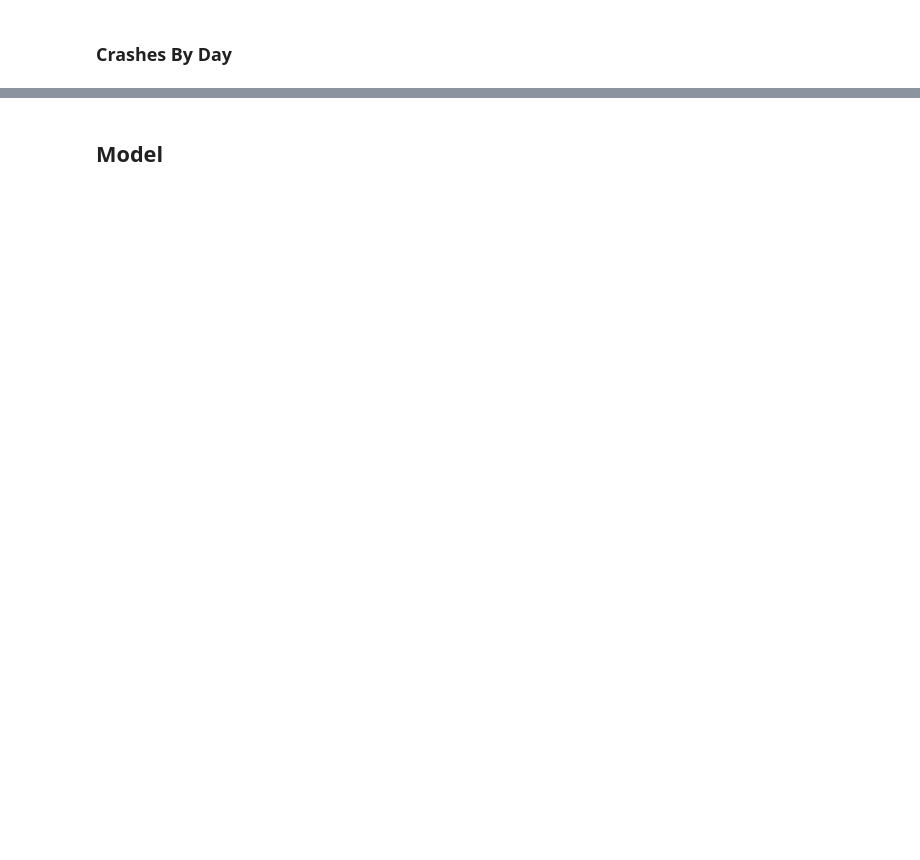
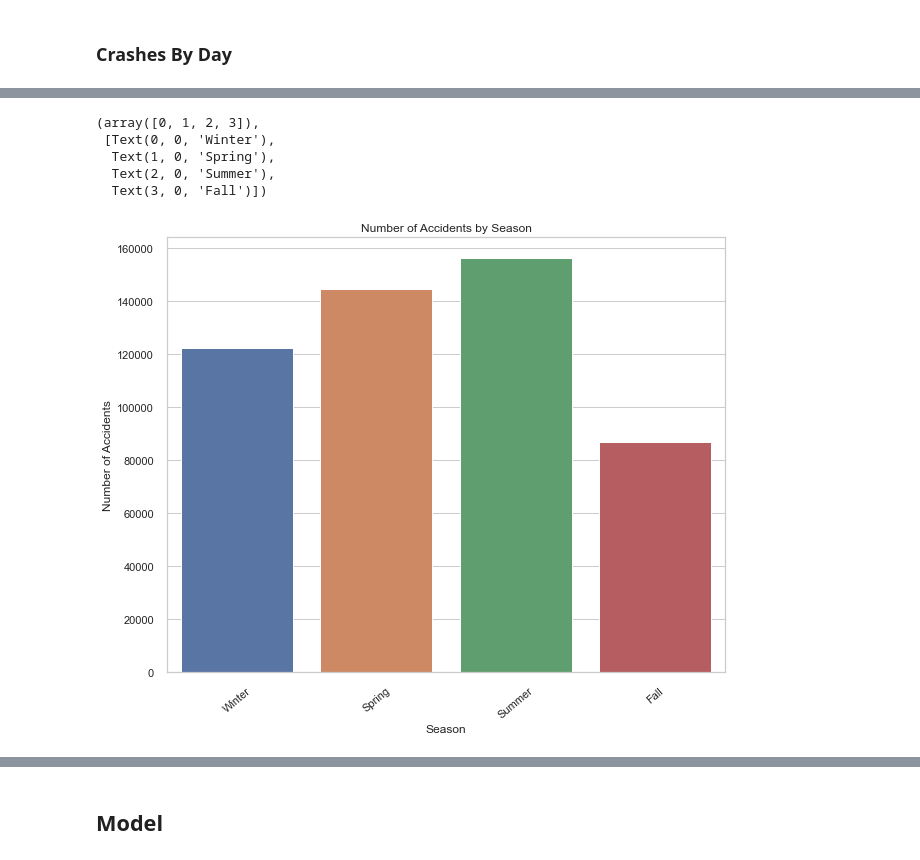
Before and after one commit to alexcasey92/Crash-Severity-Prediction, a Jupyter notebook: technical_notebook.ipynb, the cells around one changed output, grey strips where cells are left out. Saved outputs shown, nothing was run; the diff lists cells and outputs as text; code cells hidden in the pictures; blank space fills up the shorter version.

```diff
--- a/technical_notebook.ipynb
+++ b/technical_notebook.ipynb
@@ -838,0 +587,21 @@ Index(['POSTED_SPEED_LIMIT', 'TRAFFIC_CONTROL_DEVICE', 'WEATHER_CONDITION',
+# %%
+#binning the CRASH_MONTH
+month_bins = [1,4,7,10,13]
+label=('Winter','Spring','Summer','Fall')
+month_binned = pd.cut(crashes['CRASH_MONTH'], month_bins, labels= label)
+month_binned= month_binned.cat.as_unordered()
+crashes['SEASON']= month_binned
+# %%
+plt.figure(figsize=(10,8))
+sns.countplot(x="SEASON", data=crashes)
+plt.title('Number of Accidents by Season')
+plt.xlabel('Season')
+plt.ylabel('Number of Accidents')
+plt.xticks(rotation=40)
+# %% [output]
+(array([0, 1, 2, 3]),
+ [Text(0, 0, 'Winter'),
+  Text(1, 0, 'Spring'),
+  Text(2, 0, 'Summer'),
+  Text(3, 0, 'Fall')])
+[figure, added]
```
Also changed, not shown: parts of 31 cells of this notebook, 1 other file.
